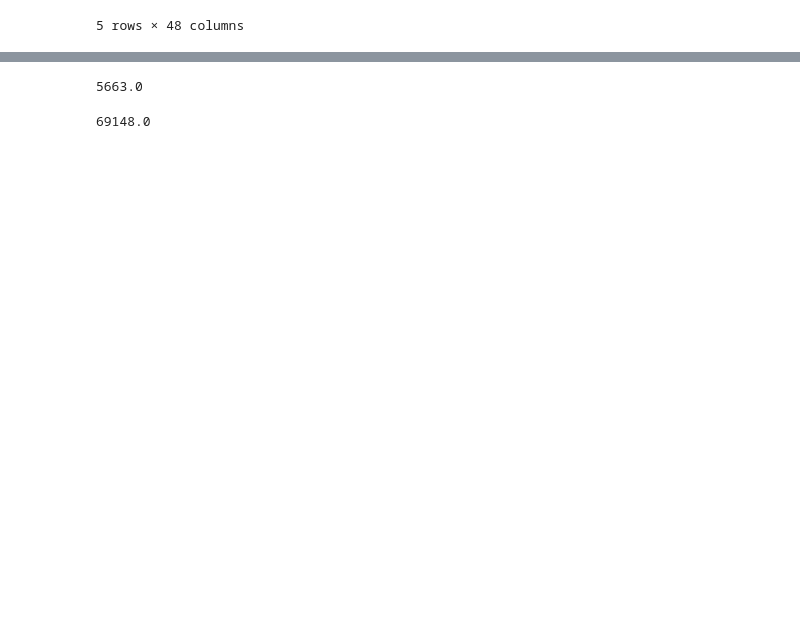
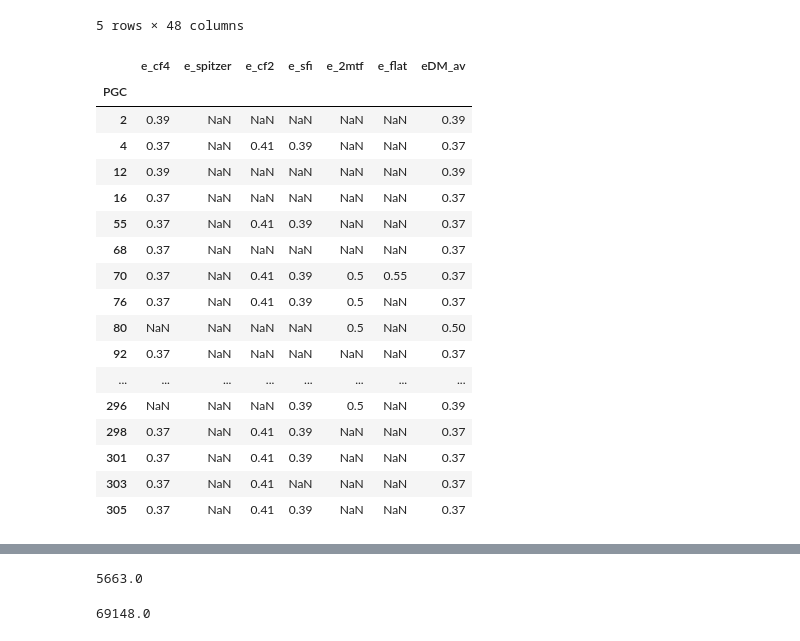
Before and after one commit to ekourkchi/CF4catalog, a Jupyter notebook: CF4_TFR_catal.ipynb, the cells around one changed output, grey strips where cells are left out. Saved outputs shown, nothing was run; the diff lists cells and outputs as text; code cells hidden in the pictures; blank space fills up the shorter version.

```diff
--- a/CF4_TFR_catal.ipynb
+++ b/CF4_TFR_catal.ipynb
@@ -508,3 +510,24 @@ df["DM_av"][ind] = df["DM_av_"][ind]
+# %%
+df[ee+["eDM_av"]].head(50)
+# %% [output]
+|  | e_cf4 | e_spitzer | e_cf2 | e_sfi | e_2mtf | e_flat | eDM_av |
+| PGC |  |  |  |  |  |  |  |
+| 2 | 0.39 | NaN | NaN | NaN | NaN | NaN | 0.39 |
+| 4 | 0.37 | NaN | 0.41 | 0.39 | NaN | NaN | 0.37 |
+| 12 | 0.39 | NaN | NaN | NaN | NaN | NaN | 0.39 |
+| 16 | 0.37 | NaN | NaN | NaN | NaN | NaN | 0.37 |
+| 55 | 0.37 | NaN | 0.41 | 0.39 | NaN | NaN | 0.37 |
+| 68 | 0.37 | NaN | NaN | NaN | NaN | NaN | 0.37 |
+| 70 | 0.37 | NaN | 0.41 | 0.39 | 0.5 | 0.55 | 0.37 |
+| 76 | 0.37 | NaN | 0.41 | 0.39 | 0.5 | NaN | 0.37 |
+| 80 | NaN | NaN | NaN | NaN | 0.5 | NaN | 0.50 |
+| 92 | 0.37 | NaN | NaN | NaN | NaN | NaN | 0.37 |
+| ... | ... | ... | ... | ... | ... | ... | ... |
+| 296 | NaN | NaN | NaN | 0.39 | 0.5 | NaN | 0.39 |
+| 298 | 0.37 | NaN | 0.41 | 0.39 | NaN | NaN | 0.37 |
+| 301 | 0.37 | NaN | 0.41 | 0.39 | NaN | NaN | 0.37 |
+| 303 | 0.37 | NaN | 0.41 | NaN | NaN | NaN | 0.37 |
+| 305 | 0.37 | NaN | 0.41 | 0.39 | NaN | NaN | 0.37 |
 # %%
 ss = ['PGC1_cf4', 'Nest_cf4', 'Vcmb_cf4', 'Vmod_cf4', "DM_av", "eDM_av", "av_flag"]
 for cat in catalogs:
```
Also changed, not shown: parts of 3 cells of this notebook, 2 other files.
